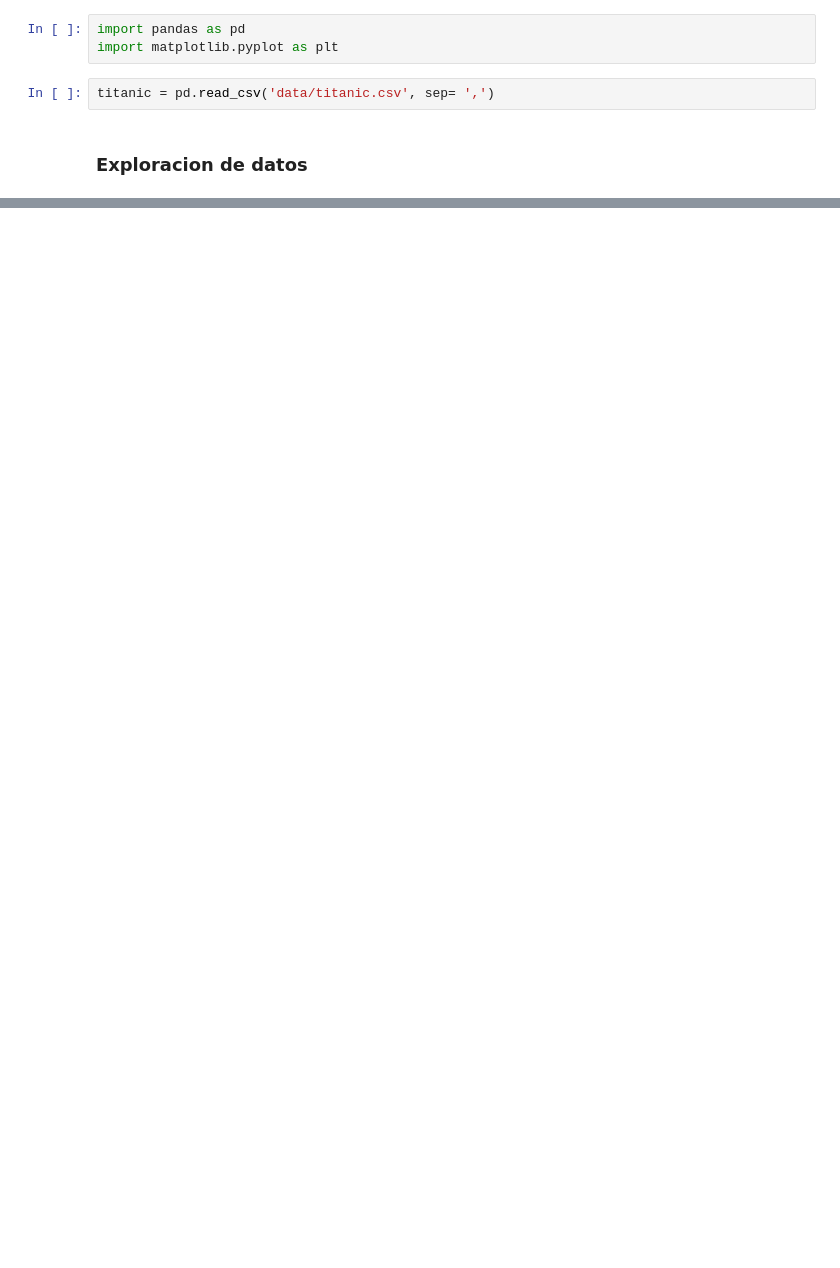
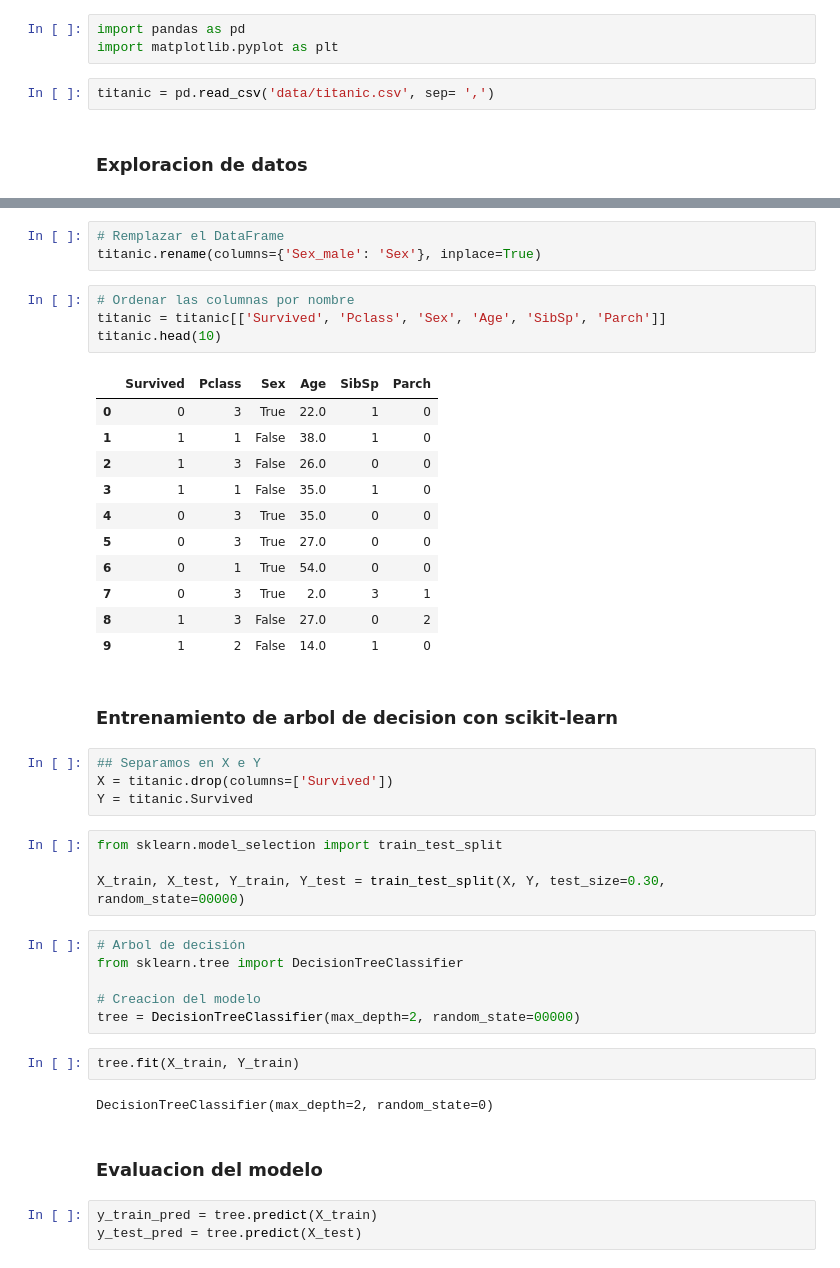
Before and after one commit to oscardbocanegra/learning_platzi, a Jupyter notebook: dataScientistPython/arbol_decision_sklearn/arbol_decision.ipynb, the cells around one changed output, grey strips where cells are left out. Drawn from its saved outputs; the diff is of its cells as text; blank space fills up the shorter version.

```diff
--- a/dataScientistPython/arbol_decision_sklearn/arbol_decision.ipynb
+++ b/dataScientistPython/arbol_decision_sklearn/arbol_decision.ipynb
@@ -21,0 +71,44 @@ titanic.head(10)
+# %%
+# Remplazar el DataFrame
+titanic.rename(columns={'Sex_male': 'Sex'}, inplace=True)
+# %%
+# Ordenar las columnas por nombre
+titanic = titanic[['Survived', 'Pclass', 'Sex', 'Age', 'SibSp', 'Parch']]
+titanic.head(10)
+# %% [output]
+|  | Survived | Pclass | Sex | Age | SibSp | Parch |
+| 0 | 0 | 3 | True | 22.0 | 1 | 0 |
+| 1 | 1 | 1 | False | 38.0 | 1 | 0 |
+| 2 | 1 | 3 | False | 26.0 | 0 | 0 |
+| 3 | 1 | 1 | False | 35.0 | 1 | 0 |
+| 4 | 0 | 3 | True | 35.0 | 0 | 0 |
+| 5 | 0 | 3 | True | 27.0 | 0 | 0 |
+| 6 | 0 | 1 | True | 54.0 | 0 | 0 |
+| 7 | 0 | 3 | True | 2.0 | 3 | 1 |
+| 8 | 1 | 3 | False | 27.0 | 0 | 2 |
+| 9 | 1 | 2 | False | 14.0 | 1 | 0 |
+# %% [markdown]
+### Entrenamiento de arbol de decision con scikit-learn
+# %%
+## Separamos en X e Y
+X = titanic.drop(columns=['Survived'])
+Y = titanic.Survived
+# %%
+from sklearn.model_selection import train_test_split
+
+X_train, X_test, Y_train, Y_test = train_test_split(X, Y, test_size=0.30, random_state=00000)
+# %%
+# Arbol de decisión
+from sklearn.tree import DecisionTreeClassifier
+
+# Creacion del modelo
+tree = DecisionTreeClassifier(max_depth=2, random_state=00000)
+# %%
+tree.fit(X_train, Y_train)
+# %% [output]
+DecisionTreeClassifier(max_depth=2, random_state=0)
+# %% [markdown]
+### Evaluacion del modelo
+# %%
+y_train_pred = tree.predict(X_train)
+y_test_pred = tree.predict(X_test)
```
Also changed, not shown: parts of 7 cells of this notebook.
